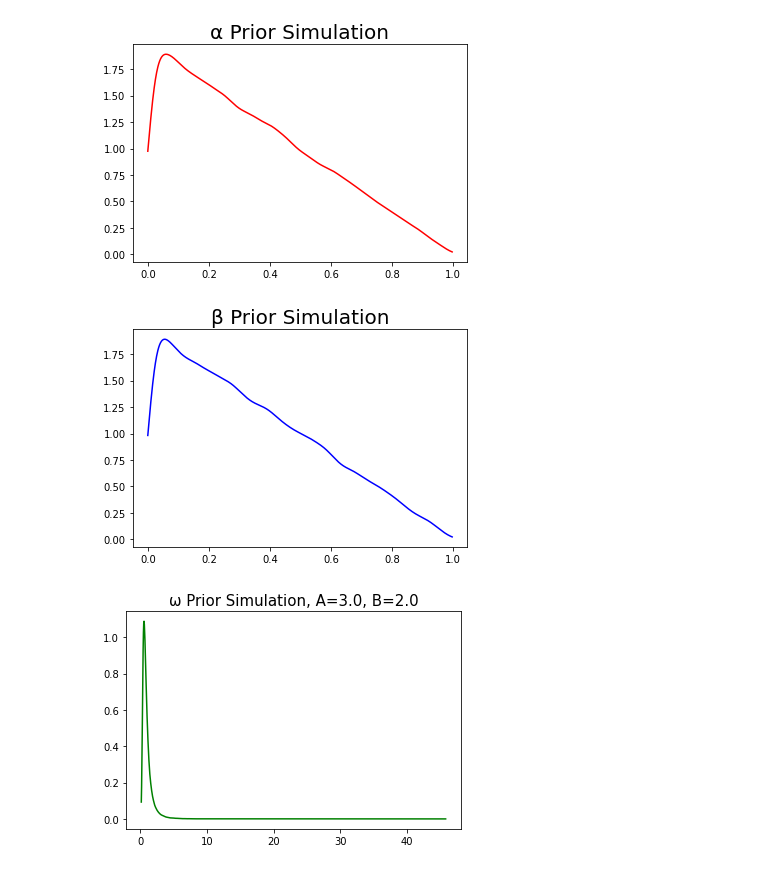
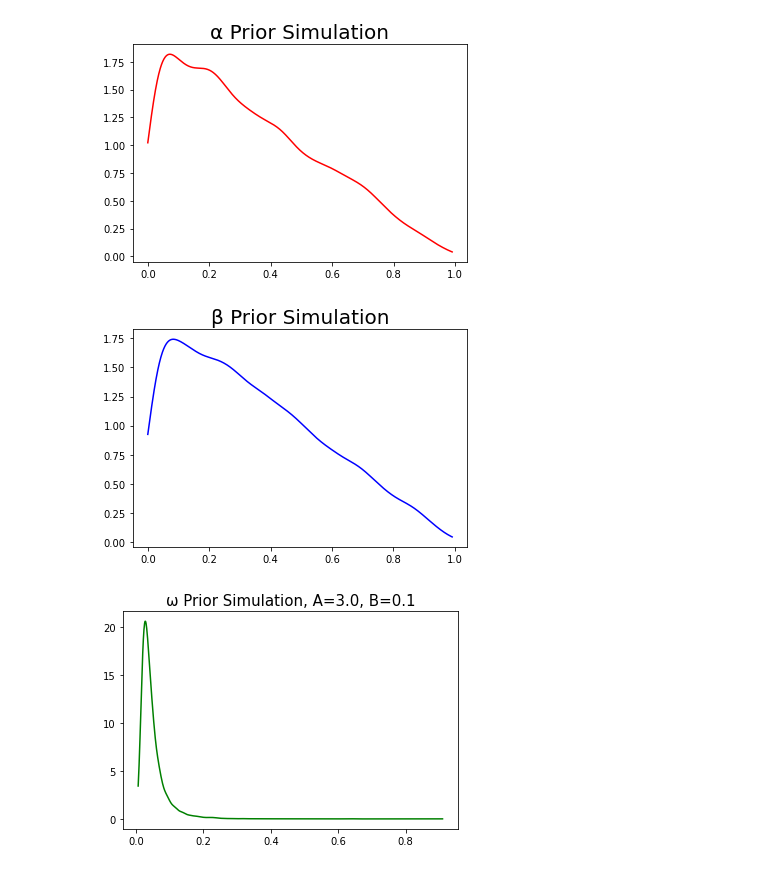
Before and after one commit to wchen777/sp-500_garch, a Jupyter notebook: src/prior_predictive_analysis.ipynb, the cells around one changed output. Saved outputs shown, nothing was run; the diff lists cells and outputs as text; code cells hidden in the pictures.

```diff
--- a/src/prior_predictive_analysis.ipynb
+++ b/src/prior_predictive_analysis.ipynb
@@ -4,7 +4,7 @@ from scipy import stats
 import matplotlib.pyplot as plt
 
 A_PRIOR = 3.0
-B_PRIOR = 2.0
+B_PRIOR = 0.1
 
 OMEGA_PATH = "../data/omega_prior.txt"
 ALPHA_PATH = "../data/alpha_prior.txt"
@@ -52,35 +52,35 @@ def prior_simulator(num_iters, omega_a_, omega_b_):
     return alpha_sim, beta_sim, omega_sim
 
 
-a, b, o = prior_simulator(100000, A_PRIOR, B_PRIOR)
+a, b, o = prior_simulator(10000, A_PRIOR, B_PRIOR)
 
 # write to file
 np.savetxt(OMEGA_PATH, o)
 np.savetxt(ALPHA_PATH, a)
 np.savetxt(BETA_PATH, b)
 
 # evaluate kernel density estimator
 kde_a = stats.gaussian_kde(a)
 x_a = np.linspace(np.min(a), np.max(a), 1000)
 p_a = kde_a(x_a)
 plt.plot(x_a, p_a, color='r')
 plt.title("α Prior Simulation", fontsize=20)
 plt.show()
 
 kde_b = stats.gaussian_kde(b)
 x_b = np.linspace(np.min(b), np.max(b), 1000)
 p_b = kde_b(x_b)
 plt.plot(x_b, p_b, color='b')
 plt.title("β Prior Simulation", fontsize=20)
 plt.show()
 
 kde_o = stats.gaussian_kde(o)
 x_o = np.linspace(np.min(o), np.max(o), 1000)
 p_o = kde_o(x_o)
 plt.plot(x_o, p_o, color='g')
-plt.title("ω Prior Simulation, A=3.0, B=2.0", fontsize=15)
+plt.title("ω Prior Simulation, A=3.0, B=0.1", fontsize=15)
 plt.show()
 # %% [output]
-[figure, old version]
+[figure, new version]
-[figure, old version]
+[figure, new version]
-[figure, old version]
+[figure, new version]
```
Also changed, not shown: 5 other files.
